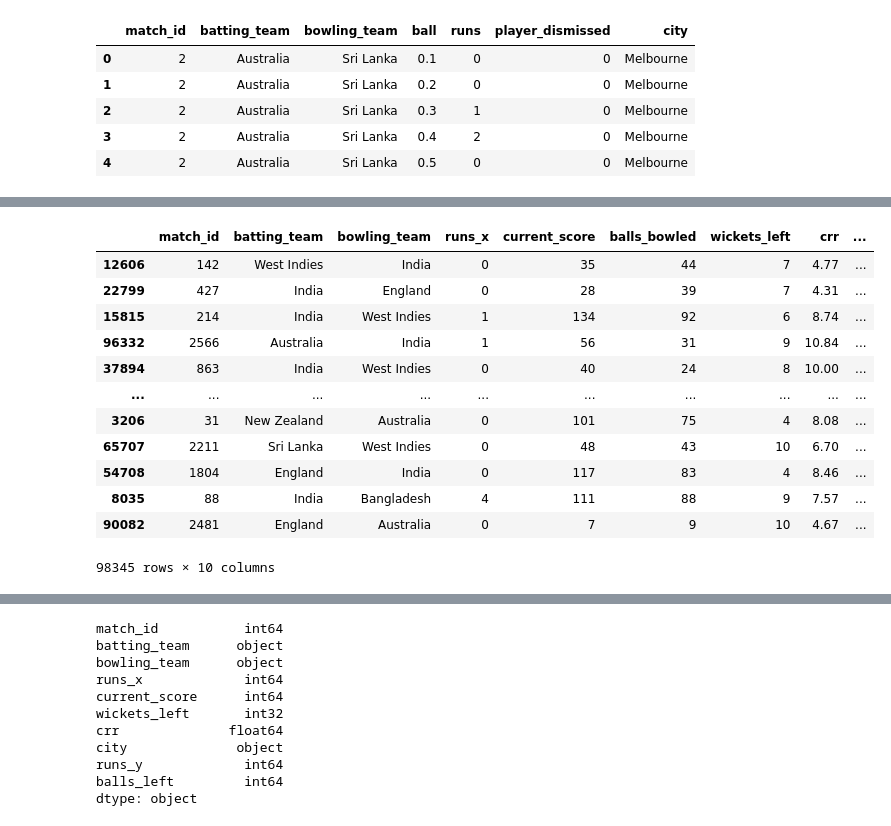
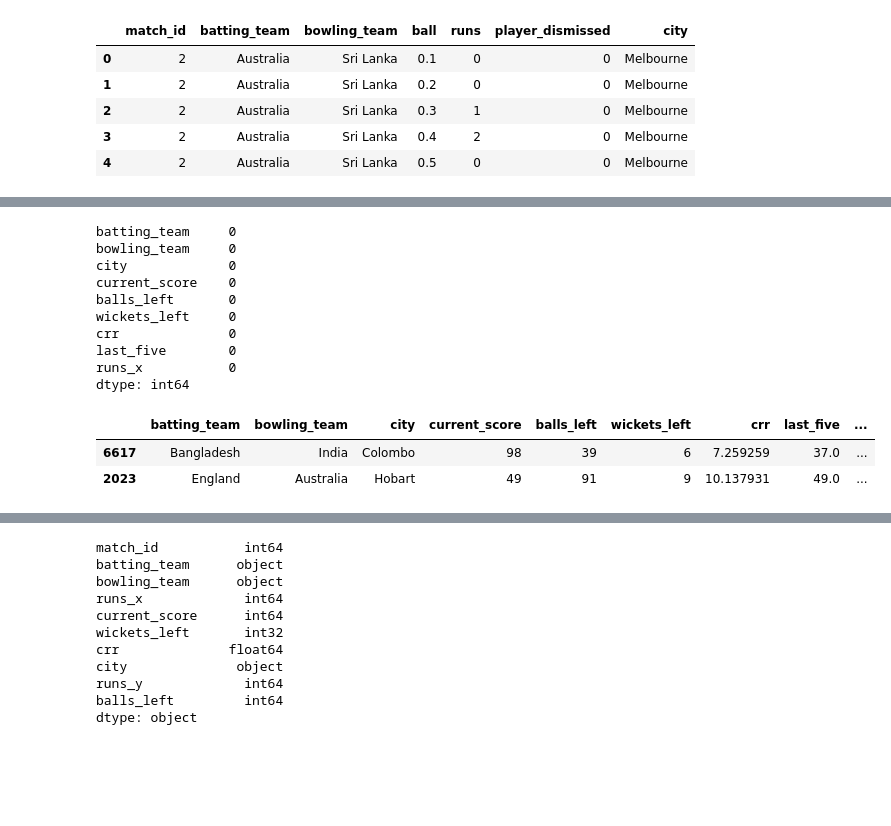
Before and after one commit to vky6366/Cricket-Score-Predictor, a Jupyter notebook: Preprocessing/Feature_Engineering.ipynb, the cells around one changed output, grey strips where cells are left out. Drawn from its saved outputs; the diff is of its cells as text; code cells hidden in the pictures; blank space fills up the shorter version.

```diff
--- a/Preprocessing/Feature_Engineering.ipynb
+++ b/Preprocessing/Feature_Engineering.ipynb
@@ -53,0 +132,3 @@ df.head()
+# %%
+df['crr'] = (df['current_score']*6)/df['balls_bowled']
+df
@@ -54,4 +149,13 @@ df.head()
+# %%
+groups = df.groupby('match_id')
+
+match_ids = df['match_id'].unique()
+last_five = []
+
+for id in match_ids:
+    runs_rolling = groups.get_group(id)['runs'].rolling(window=30).sum()
+    last_five.extend(runs_rolling.values.tolist())
+
+df['last_five'] = last_five
 # %%
-total = df.groupby('match_id').sum()['runs'].reset_index()
-df = df.merge(total,on = 'match_id')
-df.head()
+final_df = df.groupby('match_id').sum()['runs'].reset_index().merge(df,on='match_id')
@@ -94,2 +162,2 @@ df.head()
 # %%
-final_df = df[['match_id','batting_team','bowling_team','runs_x','current_score','balls_bowled','wickets_left','crr','city','runs_y']]
+final_df=final_df[['batting_team','bowling_team','city','current_score','balls_left','wickets_left','crr','last_five','runs_x']]
@@ -96,16 +166,20 @@ final_df = df[['match_id','batting_team','bowling_team','runs_x','current_score'
+# %%
+final_df.isnull().sum()
+# %% [output]
+batting_team     0
+bowling_team     0
+city             0
+current_score    0
+balls_left       0
+wickets_left     0
+crr              0
+last_five        0
+runs_x           0
+dtype: int64
 # %%
-final_df.sample(final_df.shape[0])
+final_df = final_df.sample(final_df.shape[0])
+final_df.sample(2)
 # %% [output]
-|  | match_id | batting_team | bowling_team | runs_x | current_score | balls_bowled | wickets_left | crr | ... |
-| 12606 | 142 | West Indies | India | 0 | 35 | 44 | 7 | 4.77 | ... |
-| 22799 | 427 | India | England | 0 | 28 | 39 | 7 | 4.31 | ... |
-| 15815 | 214 | India | West Indies | 1 | 134 | 92 | 6 | 8.74 | ... |
-| 96332 | 2566 | Australia | India | 1 | 56 | 31 | 9 | 10.84 | ... |
-| 37894 | 863 | India | West Indies | 0 | 40 | 24 | 8 | 10.00 | ... |
-| ... | ... | ... | ... | ... | ... | ... | ... | ... | ... |
-| 3206 | 31 | New Zealand | Australia | 0 | 101 | 75 | 4 | 8.08 | ... |
-| 65707 | 2211 | Sri Lanka | West Indies | 0 | 48 | 43 | 10 | 6.70 | ... |
-| 54708 | 1804 | England | India | 0 | 117 | 83 | 4 | 8.46 | ... |
-| 8035 | 88 | India | Bangladesh | 4 | 111 | 88 | 9 | 7.57 | ... |
-| 90082 | 2481 | England | Australia | 0 | 7 | 9 | 10 | 4.67 | ... |
+|  | batting_team | bowling_team | city | current_score | balls_left | wickets_left | crr | last_five | ... |
+| 6617 | Bangladesh | India | Colombo | 98 | 39 | 6 | 7.259259 | 37.0 | ... |
+| 2023 | England | Australia | Hobart | 49 | 91 | 9 | 10.137931 | 49.0 | ... |
-98345 rows × 10 columns
```
Also changed, not shown: parts of 19 cells of this notebook, 3 other files.
